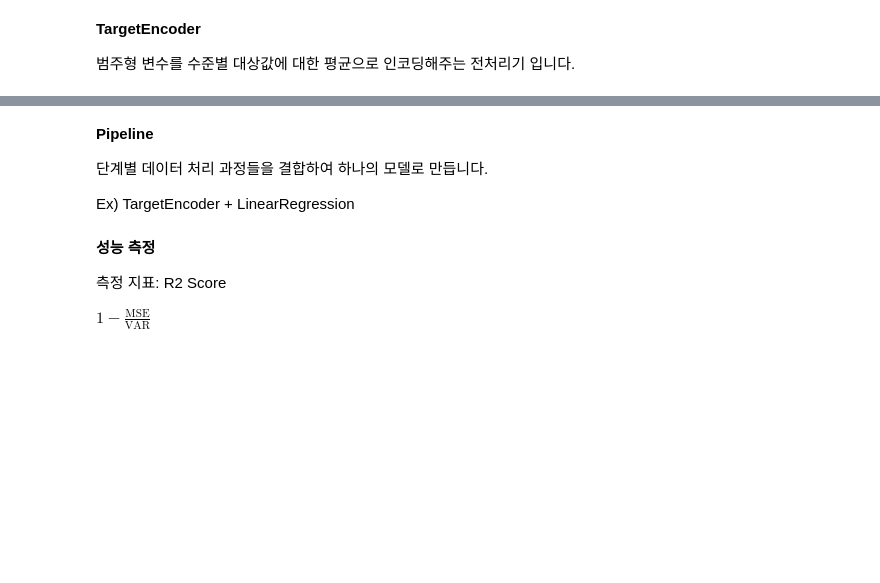
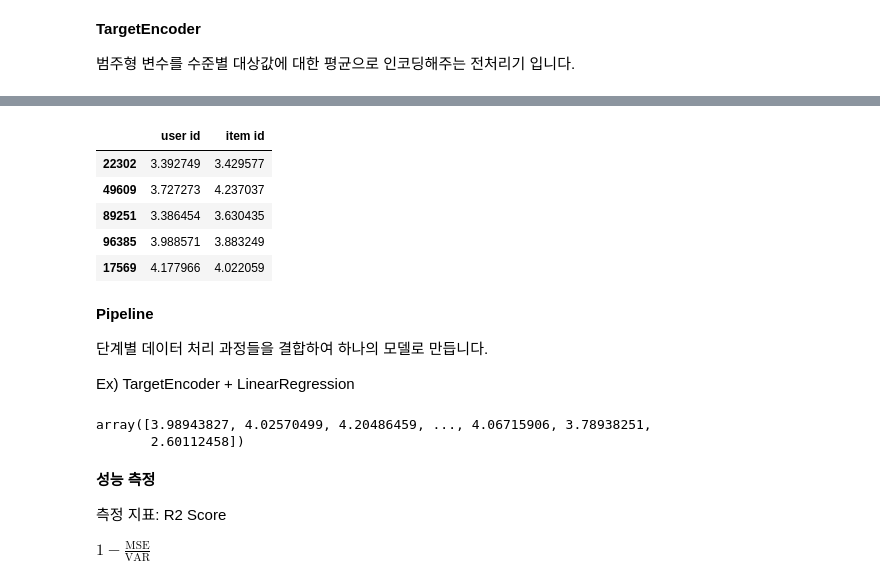
Before and after one commit to sunkusun9/rcmd_2506, a Jupyter notebook: 4.머신 러닝 개론.ipynb, the cells around one changed output, grey strips where cells are left out. Saved outputs shown, nothing was run; the diff lists cells and outputs as text; code cells hidden in the pictures; blank space fills up the shorter version.

```diff
--- a/4.머신 러닝 개론.ipynb
+++ b/4.머신 러닝 개론.ipynb
@@ -679,6 +818,17 @@ df_train.shape, df_test.shape
 # %%
 # TargetEncoder 내부에는 평균을 보정하는 작업에 의한 미세한 차이가 있습니다.
 # pandas 를 이용해 구현해봅니다.
+pd.concat([
+    df_train.groupby('user id')['rating'].transform('mean').rename('user id'),
+    df_train.groupby('item id')['rating'].transform('mean').rename('item id')
+], axis = 1).head(5)
+# %% [output]
+|  | user id | item id |
+| 22302 | 3.392749 | 3.429577 |
+| 49609 | 3.727273 | 4.237037 |
+| 89251 | 3.386454 | 3.630435 |
+| 96385 | 3.988571 | 3.883249 |
+| 17569 | 4.177966 | 4.022059 |
 # %% [markdown]
 **Pipeline**
 
@@ -694,11 +844,16 @@ X_lr = ['user id', 'item id']
 # 전처리기와 모델을 결합하여 하나의 모델 객체로 구성합니다.
 # 범주형 변수의 수준별 Target(Rating)의 평균으로 인코딩
 # 선형 회귀 모델
-reg_lr = # TODO-with
+reg_lr = make_pipeline(
+    TargetEncoder(target_type = 'continuous'), LinearRegression()
+)
 # 학습
-# TODO-with
+reg_lr.fit(df_train[X_lr], df_train['rating'])
 # 예측
-# TODO-with
+reg_lr.predict(df_test[X_lr])
+# %% [output]
+array([3.98943827, 4.02570499, 4.20486459, ..., 4.06715906, 3.78938251,
+       2.60112458])
 # %% [markdown]
 **성능 측정**
 
```
Also changed, not shown: parts of 40 cells of this notebook.
